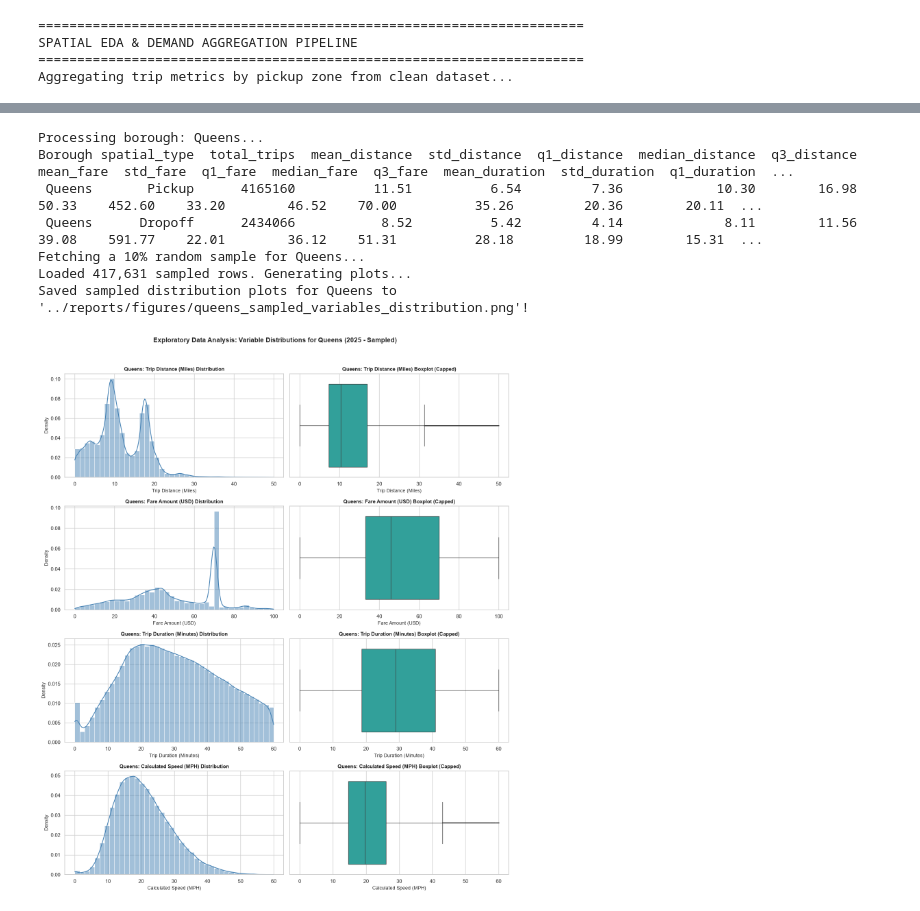
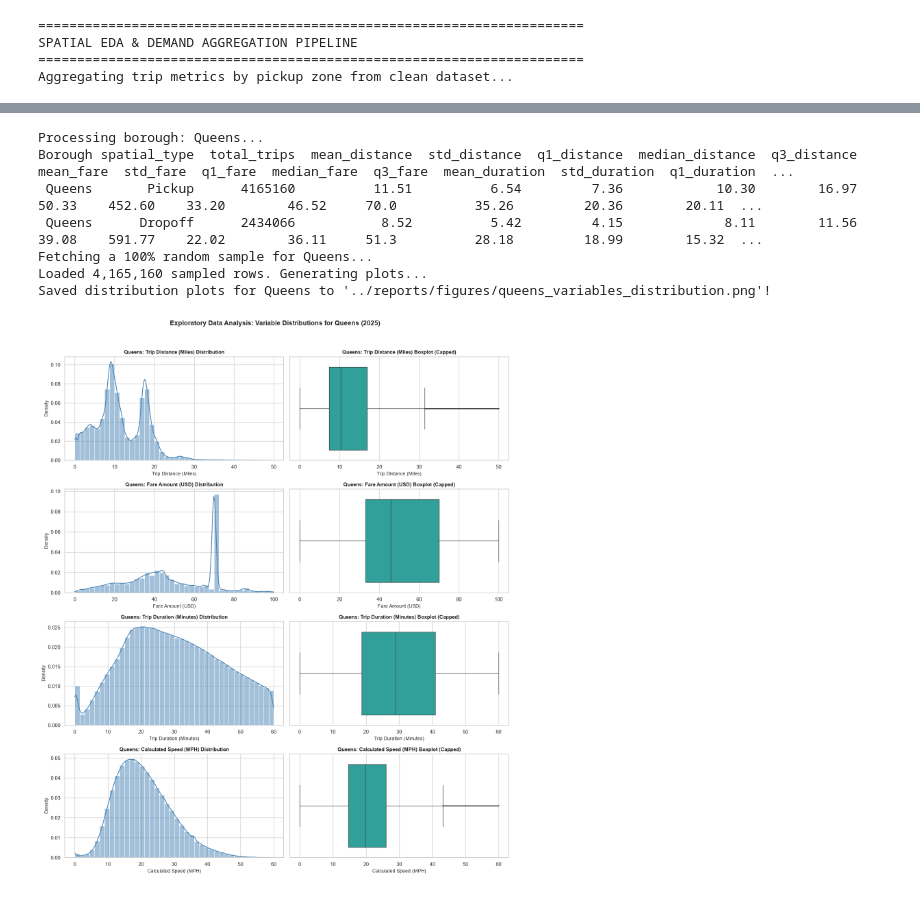
Before and after one commit to CDsonji/NYC-TLC-Trip-Record-Data-Analysis-, a Jupyter notebook: notebooks/eda_003.ipynb, the cells around one changed output, grey strips where cells are left out. Drawn from its saved outputs; the diff is of its cells as text; code cells hidden in the pictures.

Commit message:
runned the descriptive analysis by spatial zones and multivariate variables correlations

```diff
--- a/notebooks/eda_003.ipynb
+++ b/notebooks/eda_003.ipynb
@@ -252,12 +357,12 @@ def plot_borough_distributions_sampled(borough_name, sample_percentage=10):
         axes[i, 1].set_xlabel(label, fontsize=10)
         axes[i, 1].set_ylabel('', fontsize=10)
 
-    plt.suptitle(f'Exploratory Data Analysis: Variable Distributions for {borough_name} (2025 - Sampled)', fontsize=14, fontweight='bold', y=1.02)
+    plt.suptitle(f'Exploratory Data Analysis: Variable Distributions for {borough_name} (2025)', fontsize=14, fontweight='bold', y=1.02)
     plt.tight_layout()
 
-    filename = f'../reports/figures/{borough_name.lower()}_sampled_variables_distribution.png'
+    filename = f'../reports/figures/{borough_name.lower()}_variables_distribution.png'
     plt.savefig(filename, dpi=300, bbox_inches='tight')
-    print(f"Saved sampled distribution plots for {borough_name} to '{filename}'!")
+    print(f"Saved distribution plots for {borough_name} to '{filename}'!")
     plt.show()
 # %%
 print("Processing borough: Manhattan...")
@@ -278,19 +383,19 @@ Saved sampled distribution plots for Manhattan to '../reports/figures/manhattan_
 # %%
 print("Processing borough: Queens...")
 df_b = analyze_borough_stats('Queens')
 pd.set_option('display.max_columns', None)
 pd.set_option('display.width', 1000)
 print(df_b.to_string(index=False))
-plot_borough_distributions_sampled('Queens', sample_percentage=10)
+plot_borough_distributions_sampled('Queens', sample_percentage=100)
 # %% [output]
 Processing borough: Queens...
 Borough spatial_type  total_trips  mean_distance  std_distance  q1_distance  median_distance  q3_distance  mean_fare  std_fare  q1_fare  median_fare  q3_fare  mean_duration  std_duration  q1_duration  ...
- Queens       Pickup      4165160          11.51          6.54         7.36            10.30        16.98      50.33    452.60    33.20        46.52    70.00          35.26         20.36        20.11  ...
- Queens      Dropoff      2434066           8.52          5.42         4.14             8.11        11.56      39.08    591.77    22.01        36.12    51.31          28.18         18.99        15.31  ...
-Fetching a 10% random sample for Queens...
-Loaded 417,631 sampled rows. Generating plots...
-Saved sampled distribution plots for Queens to '../reports/figures/queens_sampled_variables_distribution.png'!
+ Queens       Pickup      4165160          11.51          6.54         7.36            10.30        16.97      50.33    452.60    33.20        46.52     70.0          35.26         20.36        20.11  ...
+ Queens      Dropoff      2434066           8.52          5.42         4.15             8.11        11.56      39.08    591.77    22.02        36.11     51.3          28.18         18.99        15.32  ...
+Fetching a 100% random sample for Queens...
+Loaded 4,165,160 sampled rows. Generating plots...
+Saved distribution plots for Queens to '../reports/figures/queens_variables_distribution.png'!
-[figure, old version]
+[figure, new version]
 # %%
 print("Processing borough: Brooklyn...")
 df_b = analyze_borough_stats('Brooklyn')
```
Also changed, not shown: parts of 13 cells of this notebook, 25 other files.
